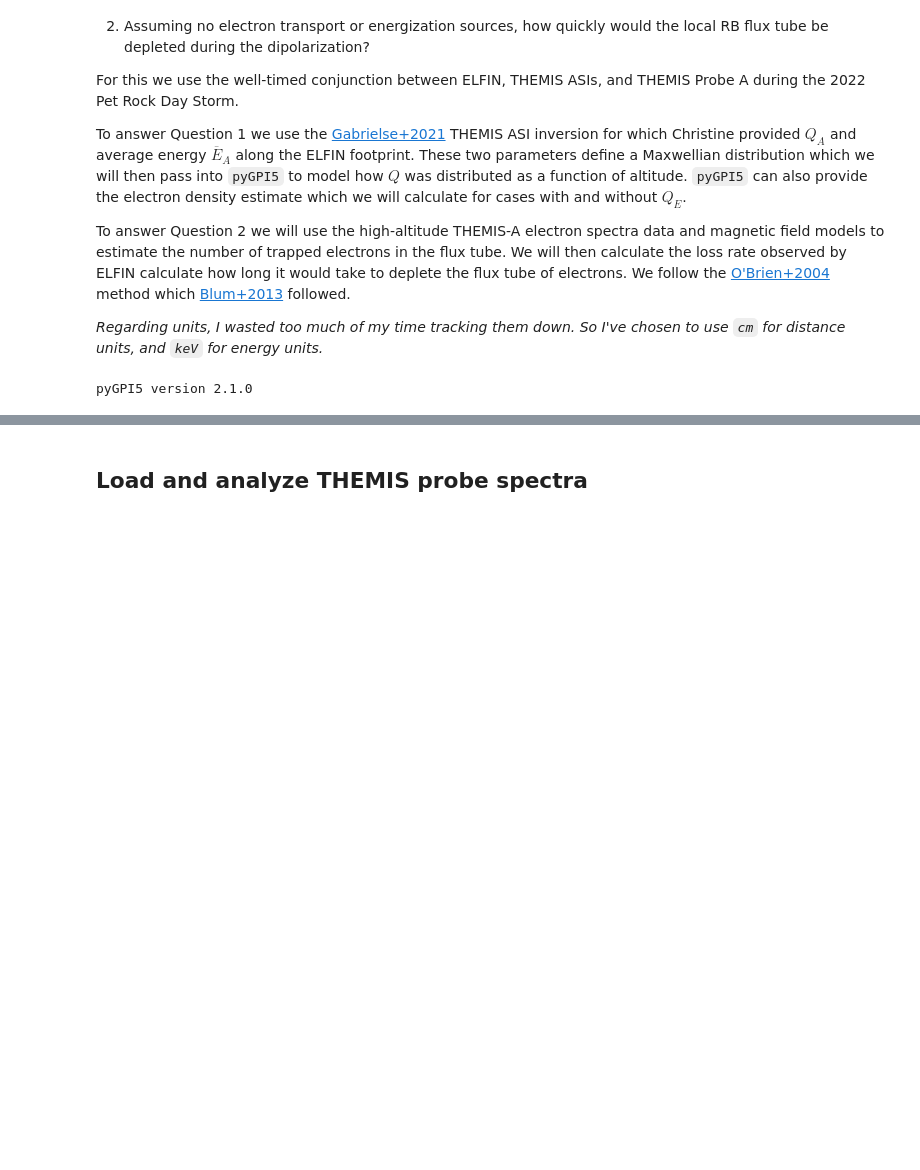
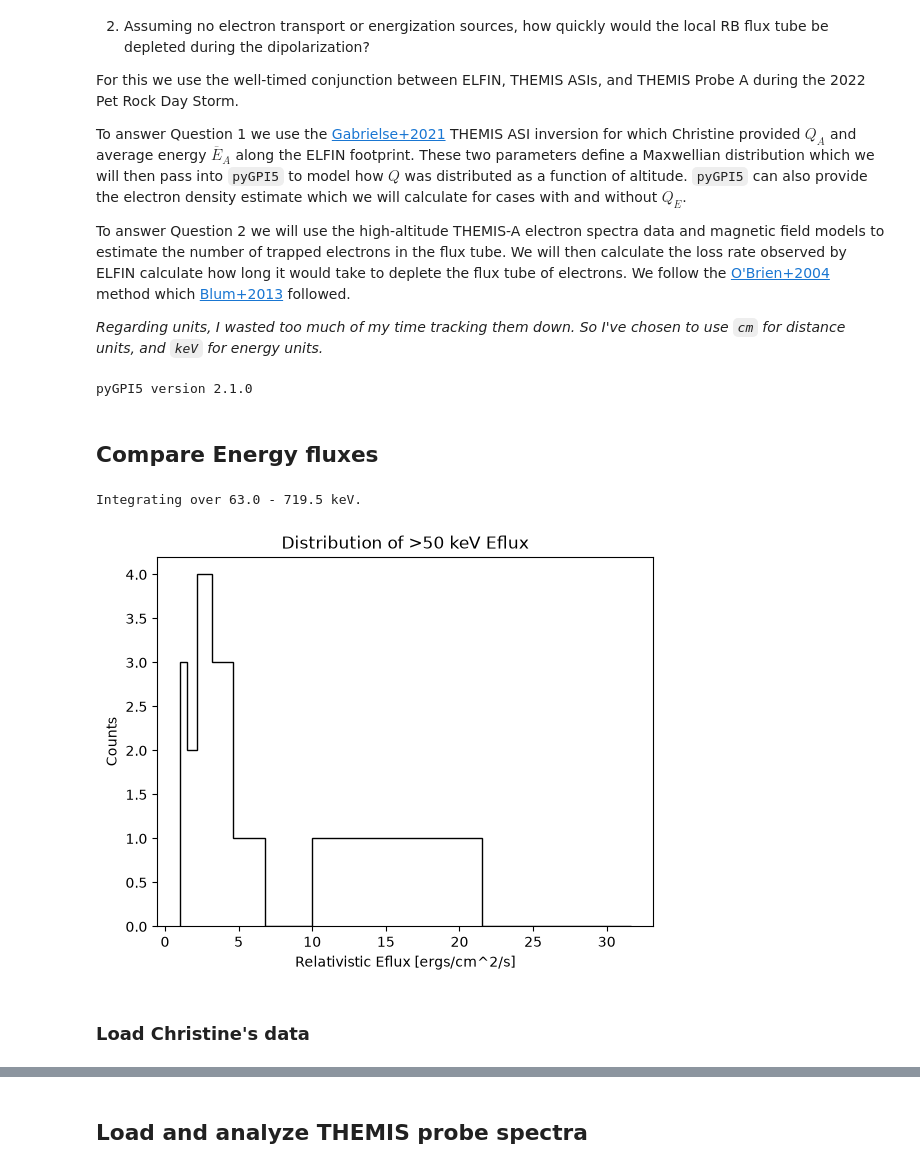
Before and after one commit to mshumko/elfinasi, a Jupyter notebook: src/20220904_substorm_study/energy_number_flux/20220904_elfin_themis_nflux_eflux.ipynb, the cells around one changed output, grey strips where cells are left out. Drawn from its saved outputs; the diff is of its cells as text; code cells hidden in the pictures; blank space fills up the shorter version.

```diff
--- a/src/20220904_substorm_study/energy_number_flux/20220904_elfin_themis_nflux_eflux.ipynb
+++ b/src/20220904_substorm_study/energy_number_flux/20220904_elfin_themis_nflux_eflux.ipynb
@@ -58,3 +59,41 @@ PERMITTIVITY = 8.8541878188E-12	 # C^2⋅kg^−1⋅m^−3⋅s^2
 SPEED_OF_LIGHT = 3E10 # cm/s
 ELECTRON_REST_ENERGY = 511  # keV
 R_E = 6378.137  # km
+
+KEV_ERG_FACTOR = 1.6E-9  # The conversion factor from KeV to ergs.
+PRECIPITATION_SOLID_ANGLE = 2*np.pi
+# %% [markdown]
+## Compare Energy fluxes
+# %%
+elfin_spectra_time_range = (datetime(2022, 9, 4, 4, 19, 0), datetime(2022, 9, 4, 4, 23, 0))
+elfin_spectral_times = pd.date_range(*elfin_spectra_time_range, freq='30s')
+
+integrate_energies_kev = np.linspace(63, 719.5)  # Overlapping THEMIS-ELFIN energy range
+print(f'Integrating over {integrate_energies_kev[0]} - {integrate_energies_kev[-1]} keV.')
+elfin_colors = plt.cm.jet(np.linspace(0, 1, len(elfin_spectral_times)))
+# %% [output]
+Integrating over 63.0 - 719.5 keV.
+# %%
+elfin_probe = 'a'
+pad_obj_nflux = elfinasi.EPD_PAD(
+    elfin_probe, elfin_spectra_time_range, start_pa=0, min_counts=None, accumulate=1, spin_time_tol=(2.5, 12),
+    lc_exclusion_angle=0
+)
+pad_obj_eflux = elfinasi.EPD_PAD(
+    elfin_probe, elfin_spectra_time_range, start_pa=0, min_counts=None, accumulate=1, spin_time_tol=(2.5, 12),
+    lc_exclusion_angle=10, nflux=False
+)
+transformed_state = pad_obj_nflux.transform_state()
+# %%
+energy_widths_mev = (pad_obj_eflux.energy_widths[:, 1]-pad_obj_eflux.energy_widths[:, 0])/1E3
+eflux_ergs = KEV_ERG_FACTOR*PRECIPITATION_SOLID_ANGLE*(pad_obj_eflux.blc - pad_obj_eflux.ablc)*energy_widths_mev
+energetic_eflux = np.nansum(eflux_ergs, axis=1)
+# %%
+plt.hist(energetic_eflux, bins=np.logspace(0, 1.5, 10), histtype='step', color='k')
+plt.title('Distribution of >50 keV Eflux')
+plt.xlabel('Relativistic Eflux [ergs/cm^2/s]')
+plt.ylabel('Counts');
+# %% [output]
+[figure, added]
+# %% [markdown]
+### Load Christine's data
```
Also changed, not shown: parts of 28 cells of this notebook.
